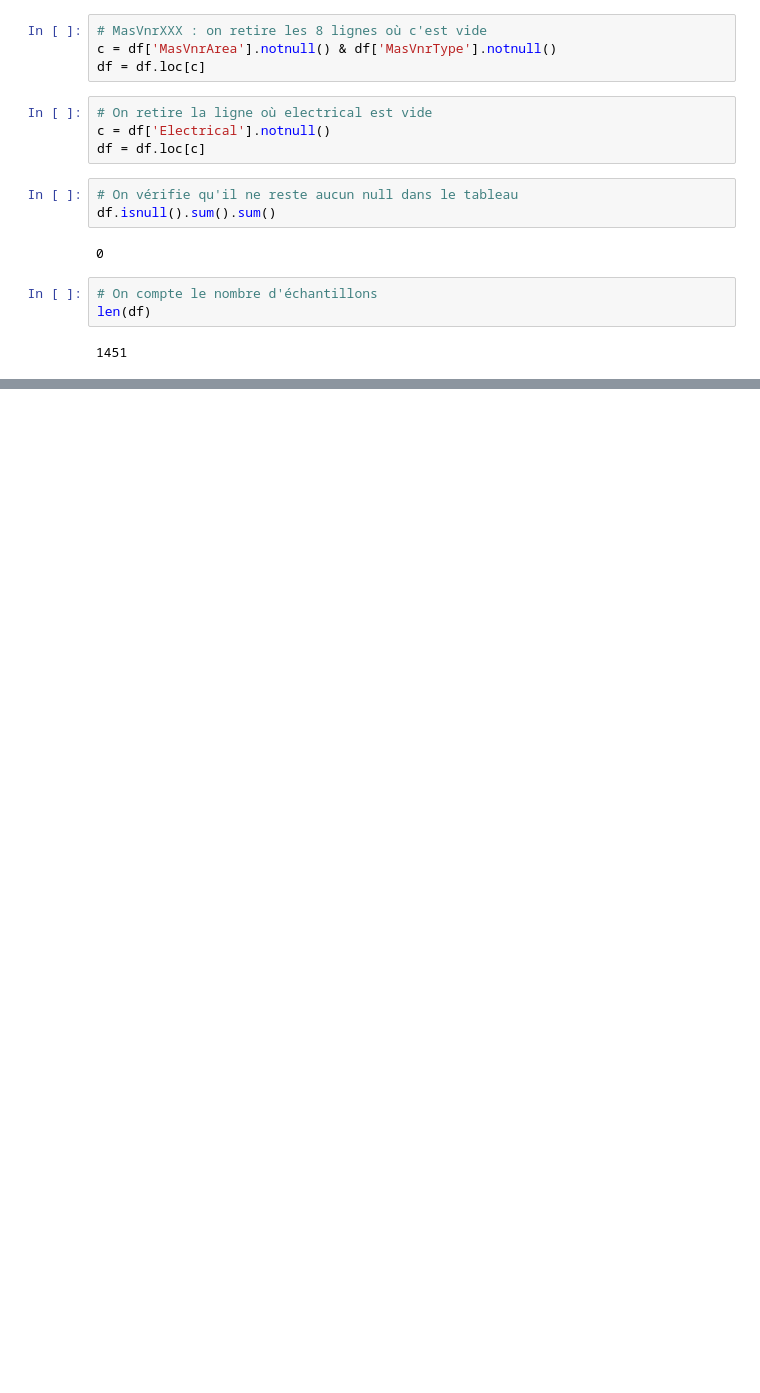
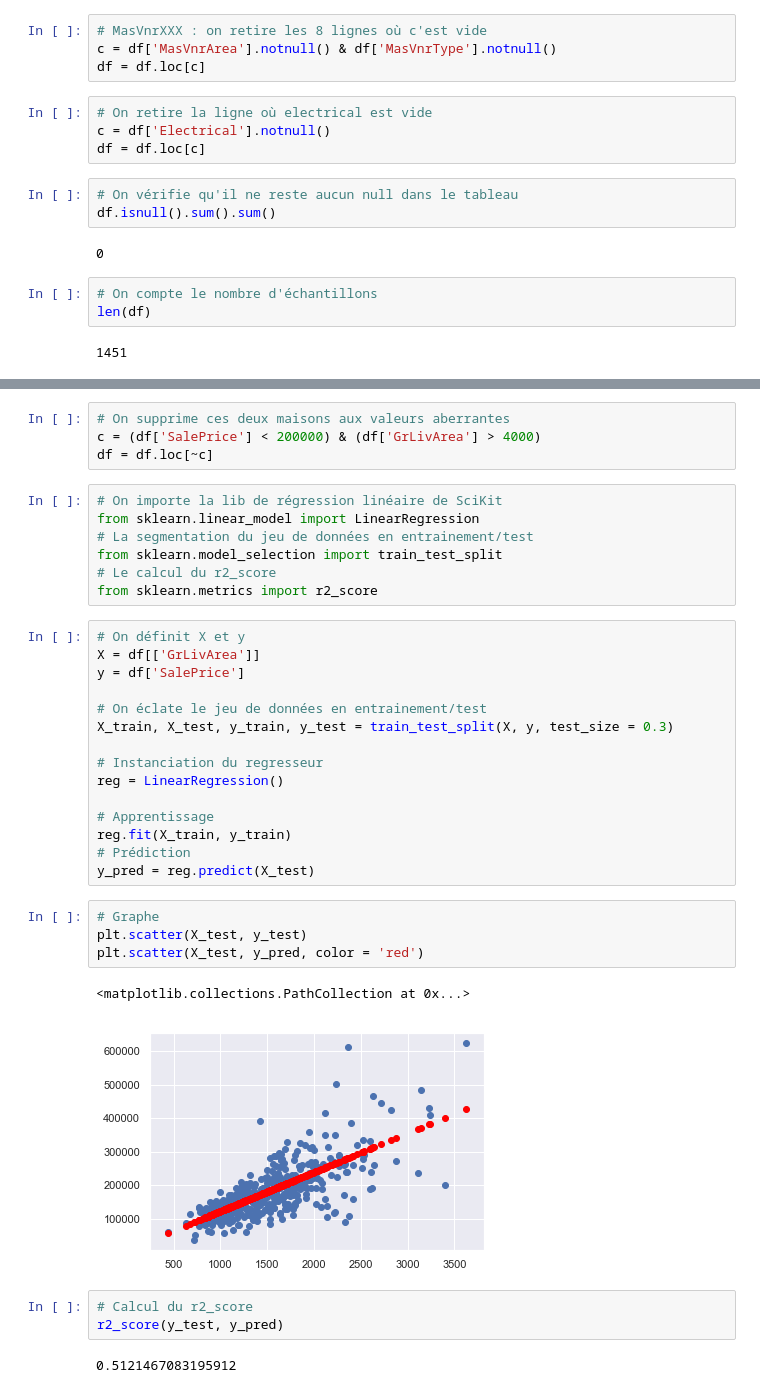
Before and after one commit to Aethyn/LinearRegressionTraining, a Jupyter notebook: TPRegressionLineaire.ipynb, the cells around one changed output, grey strips where cells are left out. Drawn from its saved outputs; the diff is of its cells as text; blank space fills up the shorter version.

```diff
--- a/TPRegressionLineaire.ipynb
+++ b/TPRegressionLineaire.ipynb
@@ -318,0 +349,38 @@ len(df)
+# %%
+# On supprime ces deux maisons aux valeurs aberrantes
+c = (df['SalePrice'] < 200000) & (df['GrLivArea'] > 4000)
+df = df.loc[~c]
+# %%
+# On importe la lib de régression linéaire de SciKit
+from sklearn.linear_model import LinearRegression
+# La segmentation du jeu de données en entrainement/test
+from sklearn.model_selection import train_test_split
+# Le calcul du r2_score
+from sklearn.metrics import r2_score
+# %%
+# On définit X et y
+X = df[['GrLivArea']]
+y = df['SalePrice']
+
+# On éclate le jeu de données en entrainement/test
+X_train, X_test, y_train, y_test = train_test_split(X, y, test_size = 0.3)
+
+# Instanciation du regresseur
+reg = LinearRegression()
+
+# Apprentissage
+reg.fit(X_train, y_train)
+# Prédiction
+y_pred = reg.predict(X_test)
+# %%
+# Graphe
+plt.scatter(X_test, y_test)
+plt.scatter(X_test, y_pred, color = 'red')
+# %% [output]
+<matplotlib.collections.PathCollection at 0x...>
+[figure, added]
+# %%
+# Calcul du r2_score
+r2_score(y_test, y_pred)
+# %% [output]
+0.5121467083195912
```
Also changed, not shown: parts of 5 cells of this notebook.
